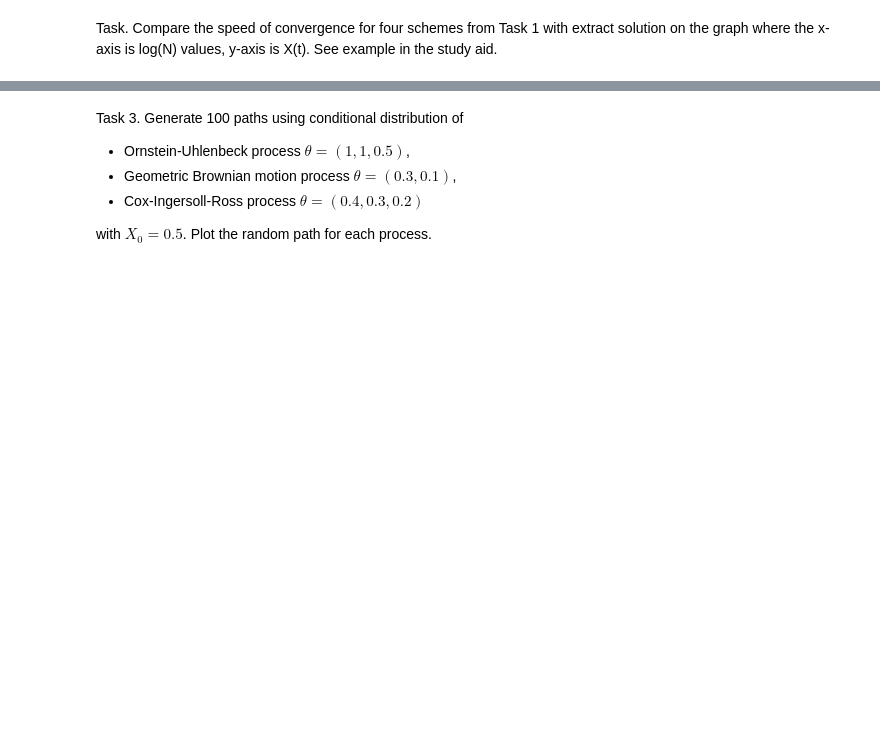
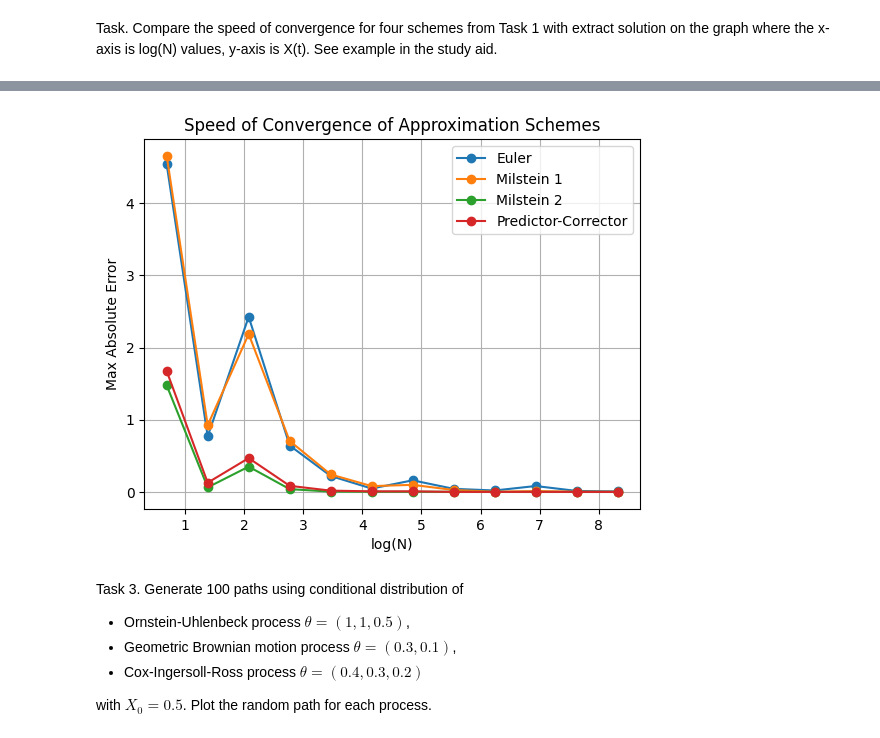
Before and after one commit to MiromanovDaniil/SSP-labs, a Jupyter notebook: lab3_SPP.ipynb, the cells around one changed output, grey strips where cells are left out. Cells and saved outputs as stored; diff of their text form; code cells hidden in the pictures; blank space fills up the shorter version.

```diff
--- a/lab3_SPP.ipynb
+++ b/lab3_SPP.ipynb
@@ -584,3 +459,67 @@ plt.show()
+# %%
+import numpy as np
+import matplotlib.pyplot as plt
+
+# Parameters for the Brownian motion process
+T = 1
+Nx = 1
+theta1, theta2 = 2, 0.5
+params = [theta1, theta2]
+x0 = 1
+init_state = x0 * np.ones(Nx)
+
+# Define the discretization levels for comparison
+discretizations = [2, 4, 8, 16, 32, 64, 128, 256, 512, 1024, 2048, 4096]
+errors_euler = []
+errors_milstein1 = []
+errors_milstein2 = []
+errors_predictor_corrector = []
+
+# Iterate over each discretization level
+for Nt in discretizations:
+    # Generate the Wiener increments for this level of discretization
+    dwt = np.random.normal(0, 1, size=(Nt, Nx)) * np.sqrt(T / Nt)
+
+    # Instantiate the process for the current discretization
+    BSMp = BSMprocess(params, T, Nx, Nt, init_state)
+
+    # Exact solution
+    _, exact_solution = BSMp.ExactSolution(dwt)
+
+    # Euler method
+    _, euler_solution = BSMp.EulerSolution(dwt)
+    errors_euler.append(np.max(np.abs(euler_solution - exact_solution)))
+
+    # Milstein 1 method
+    _, milstein1_solution = BSMp.Milstein1Solution(dwt)
+    errors_milstein1.append(np.max(np.abs(milstein1_solution - exact_solution)))
+
+    # Milstein 2 method
+    _, milstein2_solution = BSMp.Milstein2Solution(dwt)
+    errors_milstein2.append(np.max(np.abs(milstein2_solution - exact_solution)))
+
+    # Predictor-Corrector method
+    _, predictor_corrector_solution = BSMp.PredictorCorrectorSolution(dwt, 0.5, 0.5)
+    errors_predictor_corrector.append(np.max(np.abs(predictor_corrector_solution - exact_solution)))
+
+# Convert discretizations to log scale for plotting
+log_discretizations = np.log(discretizations)
+
+# Plotting the errors for each scheme
+plt.plot(log_discretizations, errors_euler, label='Euler', marker='o')
+plt.plot(log_discretizations, errors_milstein1, label='Milstein 1', marker='o')
+plt.plot(log_discretizations, errors_milstein2, label='Milstein 2', marker='o')
+plt.plot(log_discretizations, errors_predictor_corrector, label='Predictor-Corrector', marker='o')
+
+# Formatting the plot
+plt.xlabel("log(N)")
+plt.ylabel("Max Absolute Error")
+plt.title("Speed of Convergence of Approximation Schemes")
+plt.legend(loc='best')
+plt.grid(True)
+plt.show()
+# %% [output]
+[figure, added]
 # %% [markdown]
 Task 3. Generate 100 paths using conditional distribution of
 * Ornstein-Uhlenbeck process $θ = (1, 1, 0.5)$,
```
Also changed, not shown: parts of 20 cells of this notebook, 9 other files.
